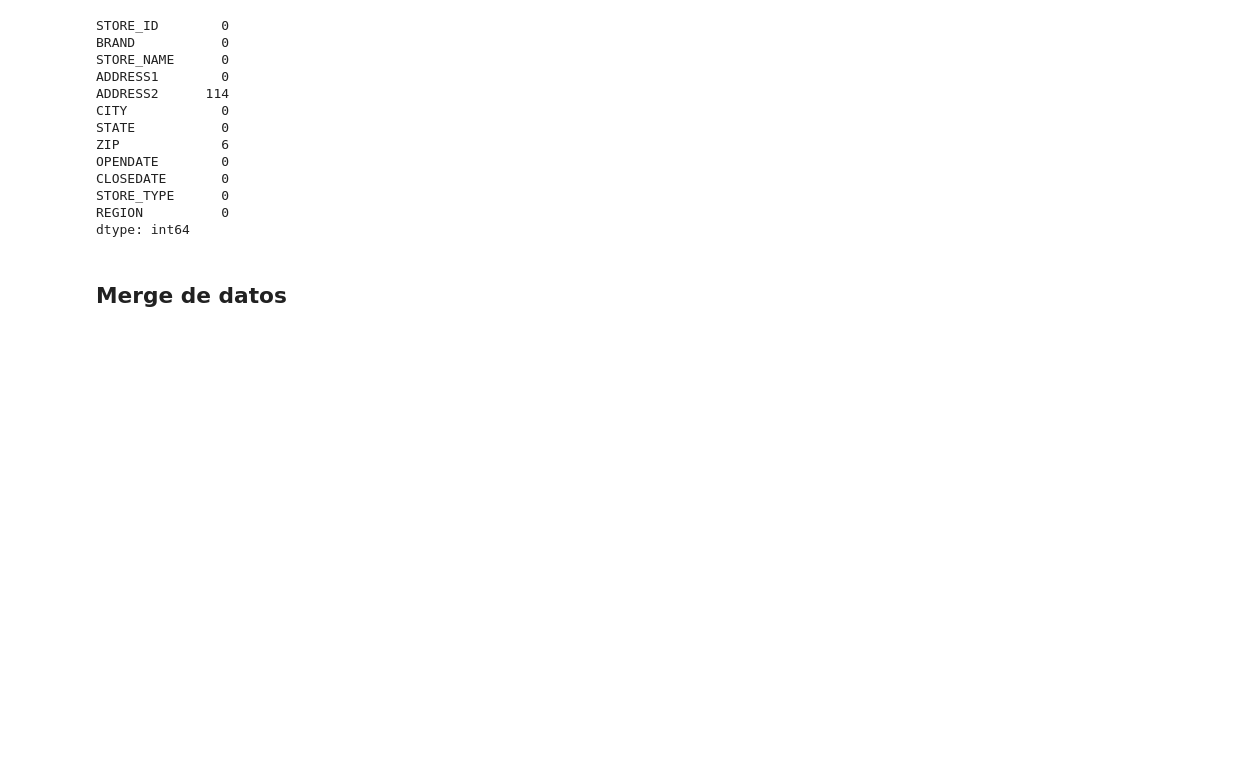
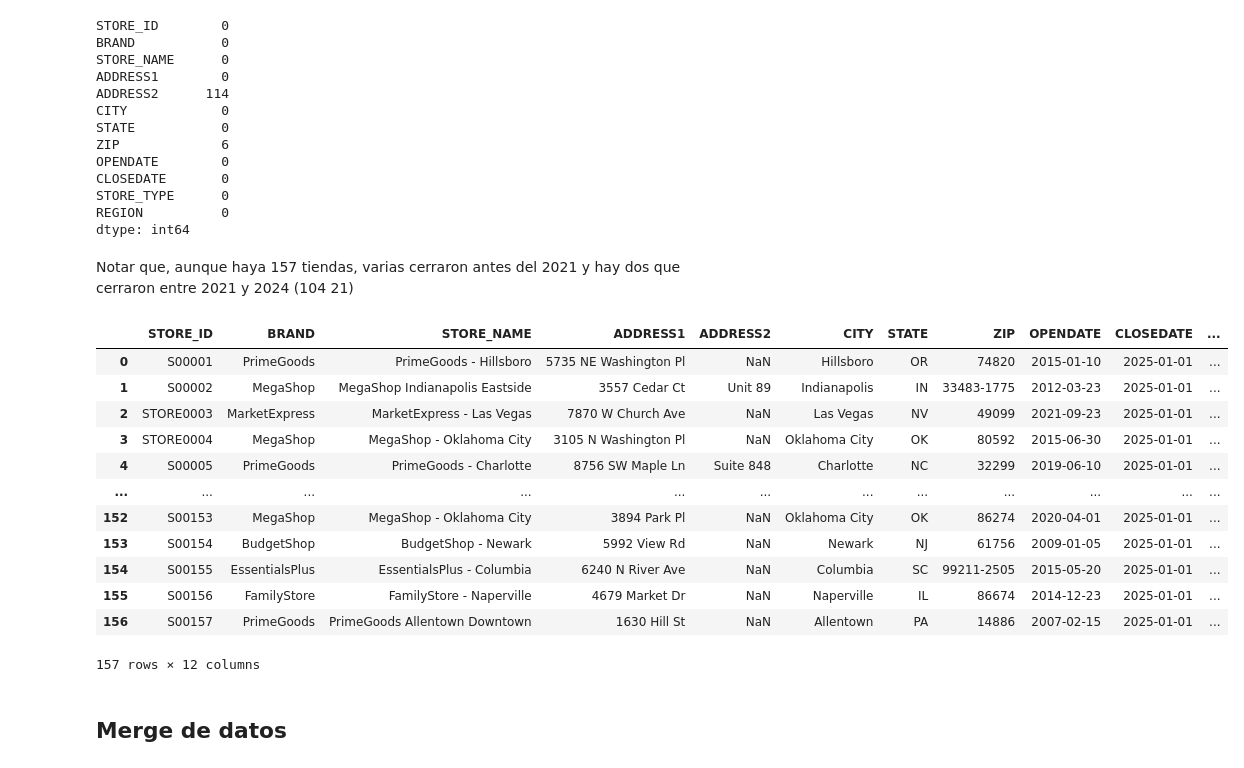
Before and after one commit to JuanCruzMendoza/AlixPartners-Competencia, a Jupyter notebook: src/preprocesamiento.ipynb, the cells around one changed output. Saved outputs shown, nothing was run; the diff lists cells and outputs as text; code cells hidden in the pictures; blank space fills up the shorter version.

```diff
--- a/src/preprocesamiento.ipynb
+++ b/src/preprocesamiento.ipynb
@@ -294,6 +290,24 @@ CLOSEDATE       0
 STORE_TYPE      0
 REGION          0
 dtype: int64
+# %% [markdown]
+Notar que, aunque haya 157 tiendas, varias cerraron antes del 2021 y hay dos que cerraron entre 2021 y 2024 (104  21)
+# %%
+stores_data_fixed
+# %% [output]
+|  | STORE_ID | BRAND | STORE_NAME | ADDRESS1 | ADDRESS2 | CITY | STATE | ZIP | OPENDATE | CLOSEDATE | ... |
+| 0 | S00001 | PrimeGoods | PrimeGoods - Hillsboro | 5735 NE Washington Pl | NaN | Hillsboro | OR | 74820 | 2015-01-10 | 2025-01-01 | ... |
+| 1 | S00002 | MegaShop | MegaShop Indianapolis Eastside | 3557 Cedar Ct | Unit 89 | Indianapolis | IN | 33483-1775 | 2012-03-23 | 2025-01-01 | ... |
+| 2 | STORE0003 | MarketExpress | MarketExpress - Las Vegas | 7870 W Church Ave | NaN | Las Vegas | NV | 49099 | 2021-09-23 | 2025-01-01 | ... |
+| 3 | STORE0004 | MegaShop | MegaShop - Oklahoma City | 3105 N Washington Pl | NaN | Oklahoma City | OK | 80592 | 2015-06-30 | 2025-01-01 | ... |
+| 4 | S00005 | PrimeGoods | PrimeGoods - Charlotte | 8756 SW Maple Ln | Suite 848 | Charlotte | NC | 32299 | 2019-06-10 | 2025-01-01 | ... |
+| ... | ... | ... | ... | ... | ... | ... | ... | ... | ... | ... | ... |
+| 152 | S00153 | MegaShop | MegaShop - Oklahoma City | 3894 Park Pl | NaN | Oklahoma City | OK | 86274 | 2020-04-01 | 2025-01-01 | ... |
+| 153 | S00154 | BudgetShop | BudgetShop - Newark | 5992 View Rd | NaN | Newark | NJ | 61756 | 2009-01-05 | 2025-01-01 | ... |
+| 154 | S00155 | EssentialsPlus | EssentialsPlus - Columbia | 6240 N River Ave | NaN | Columbia | SC | 99211-2505 | 2015-05-20 | 2025-01-01 | ... |
+| 155 | S00156 | FamilyStore | FamilyStore - Naperville | 4679 Market Dr | NaN | Naperville | IL | 86674 | 2014-12-23 | 2025-01-01 | ... |
+| 156 | S00157 | PrimeGoods | PrimeGoods Allentown Downtown | 1630 Hill St | NaN | Allentown | PA | 14886 | 2007-02-15 | 2025-01-01 | ... |
+157 rows × 12 columns
 # %% [markdown]
 ## Merge de datos
 # %%
```
Also changed, not shown: parts of 19 cells of this notebook, 3 other files.
